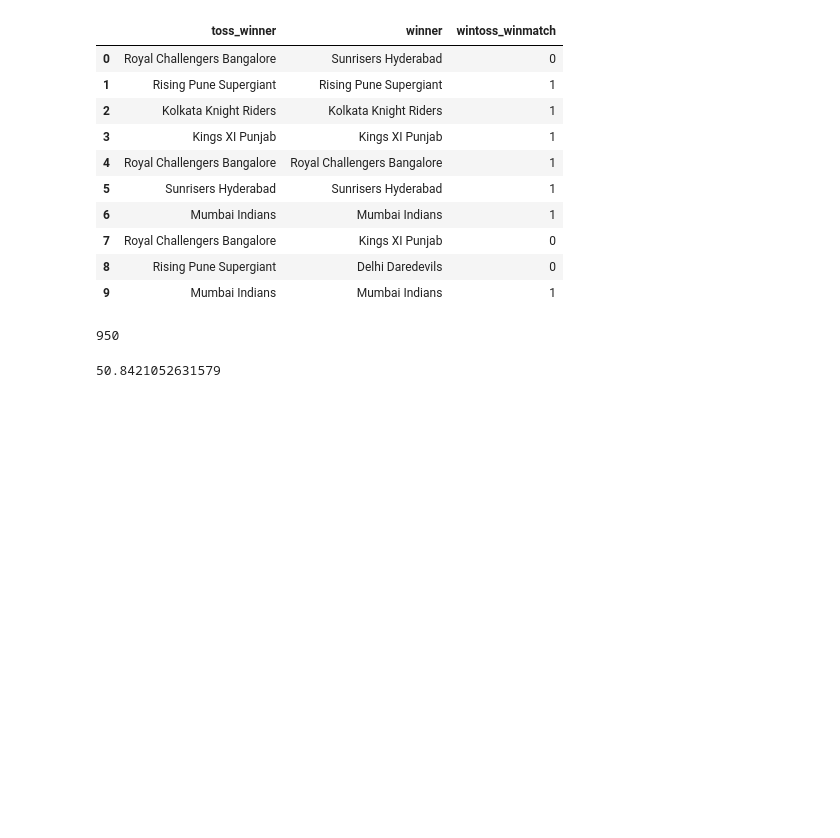
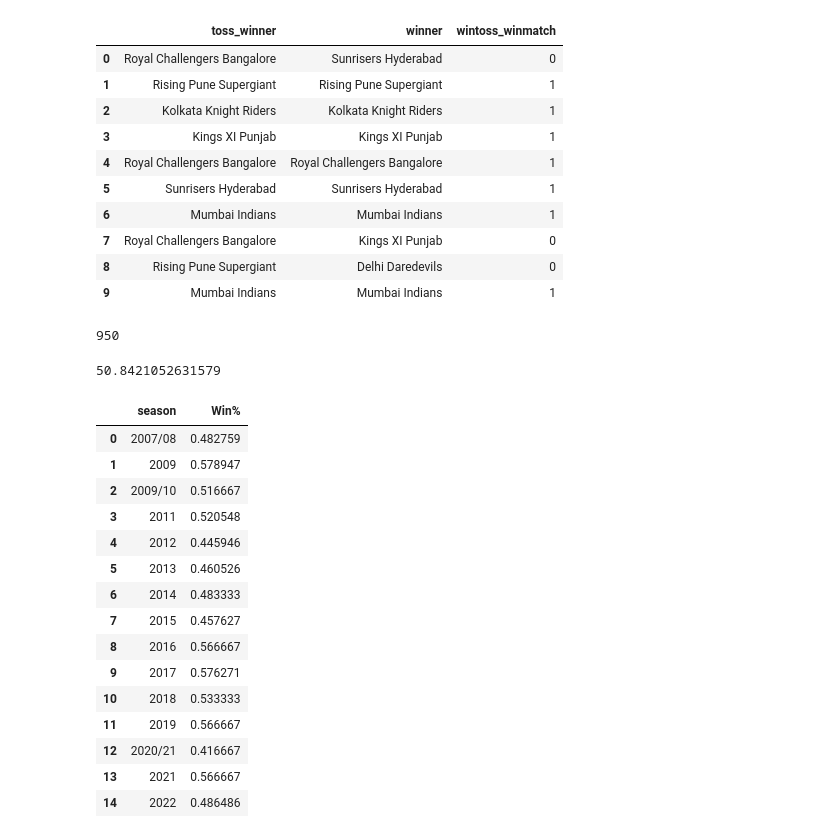
Before and after one commit to MahimnaDarji/Cricket-Analysis, a Jupyter notebook: IPL_Stats_Analysis(Bowling).ipynb, the cells around one changed output. Cells and saved outputs as stored; diff of their text form; code cells hidden in the pictures; blank space fills up the shorter version.

```diff
--- a/IPL_Stats_Analysis(Bowling).ipynb
+++ b/IPL_Stats_Analysis(Bowling).ipynb
@@ -525,3 +580,23 @@ len(matches)
 100*(len(matches[matches.wintoss_winmatch ==1 ])/len(matches))
 # %% [output]
 50.8421052631579
+# %%
+seasontosshistory=pd.DataFrame(matches.groupby('season')['wintoss_winmatch'].sum()/matches.groupby('season')['wintoss_winmatch'].count()).reset_index().rename(columns={'wintoss_winmatch':'Win%'})
+seasontosshistory
+# %% [output]
+|  | season | Win% |
+| 0 | 2007/08 | 0.482759 |
+| 1 | 2009 | 0.578947 |
+| 2 | 2009/10 | 0.516667 |
+| 3 | 2011 | 0.520548 |
+| 4 | 2012 | 0.445946 |
+| 5 | 2013 | 0.460526 |
+| 6 | 2014 | 0.483333 |
+| 7 | 2015 | 0.457627 |
+| 8 | 2016 | 0.566667 |
+| 9 | 2017 | 0.576271 |
+| 10 | 2018 | 0.533333 |
+| 11 | 2019 | 0.566667 |
+| 12 | 2020/21 | 0.416667 |
+| 13 | 2021 | 0.566667 |
+| 14 | 2022 | 0.486486 |
```
Also changed, not shown: parts of 21 cells of this notebook.
